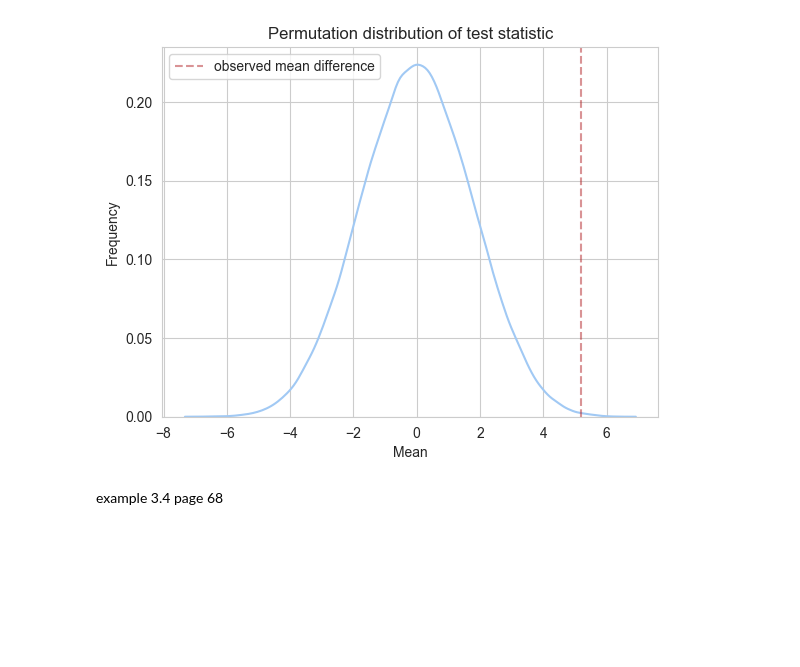
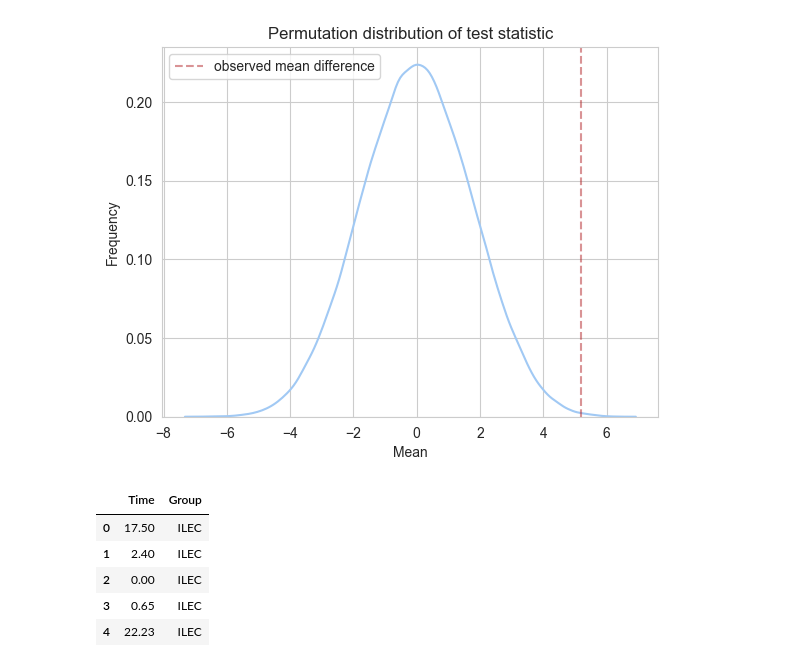
Before and after one commit to eduardo-kt/matstats_resampling_python, a Jupyter notebook: ch03_permutation.ipynb, the cells around one changed output. Cells and saved outputs as stored; diff of their text form; code cells hidden in the pictures; blank space fills up the shorter version.

```diff
--- a/ch03_permutation.ipynb
+++ b/ch03_permutation.ipynb
@@ -64,5 +62,3 @@ fig.legend()
 # %% [output]
 <matplotlib.legend.Legend at 0x...>
 [figure]
-# %% [markdown]
-example 3.4 page 68
@@ -68,0 +68,10 @@ example 3.4 page 68
+# %%
+verizon = pd.read_csv("rawdata\Verizon.csv")
+verizon.head()
+# %% [output]
+|  | Time | Group |
+| 0 | 17.50 | ILEC |
+| 1 | 2.40 | ILEC |
+| 2 | 0.00 | ILEC |
+| 3 | 0.65 | ILEC |
+| 4 | 22.23 | ILEC |
```
Also changed, not shown: parts of 10 cells of this notebook, 1 other file.
